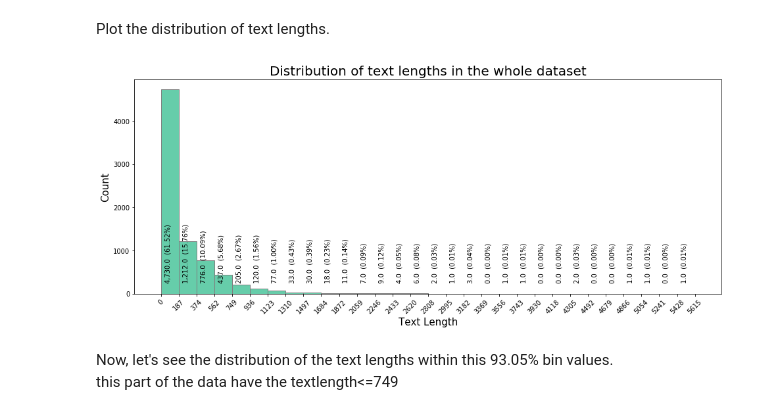
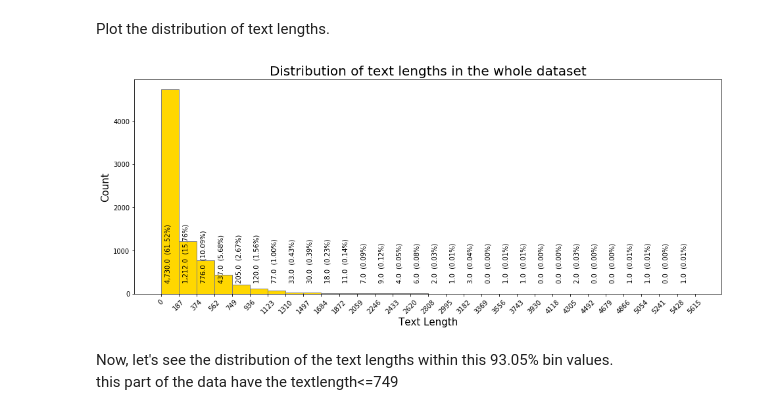
Before and after one commit to gogoladzetedo/Personalities_In_Agile, a Jupyter notebook: Analysis.ipynb, the cells around one changed output. Drawn from its saved outputs; the diff is of its cells as text; code cells hidden in the pictures.

```diff
--- a/Analysis.ipynb
+++ b/Analysis.ipynb
@@ -303,33 +303,30 @@ log_cols.to_csv('log_cols.csv')
 Plot the distribution of text lengths.
 # %%
 fig, ax = plt.subplots(figsize=(16,6))
-perc_25_colour = 'gold'
-perc_50_colour = 'mediumaquamarine'
-perc_75_colour = 'deepskyblue'
-perc_95_colour = 'peachpuff'
-counts, bins, patches = ax.hist(log_cols['textLength'], facecolor=perc_50_colour, edgecolor='gray', bins=30)
+_colour = 'gold'
+counts, bins, patches = ax.hist(log_cols['textLength'], facecolor=_colour, edgecolor='gray', bins=30)
 
 # Set the ticks to be at the edges of the bins.
 ax.set_xticks(bins.round(0))
 plt.xticks(rotation=45)
 
 plt.title('Distribution of text lengths in the whole dataset', fontsize=20)
 plt.ylabel('Count', fontsize=15)
 plt.xlabel('Text Length', fontsize=15)
 
 # Calculate bar centre to display the count of data points and %
 bin_x_centers = 0.5 * np.diff(bins) + bins[:-1]
 bin_y_centers = ax.get_yticks()[1] * 0.25
 
 # Display the the count of data points and % for each bar in histogram
 for i in range(len(bins)-1):
     bin_label = "{0:,}".format(counts[i]) + "  ({0:,.2f}%)".format((counts[i]/counts.sum())*100)
     plt.text(bin_x_centers[i], bin_y_centers, bin_label, rotation=90, rotation_mode='anchor')
 
 # Display the graph
 plt.show()
 # %% [output]
-[figure, old version]
+[figure, new version]
 # %% [markdown]
 Now, let's see the distribution of the text lengths within this 93.05% bin values. <br/>
 this part of the data have the textlength<=749
```
Also changed, not shown: parts of 4 cells of this notebook.
